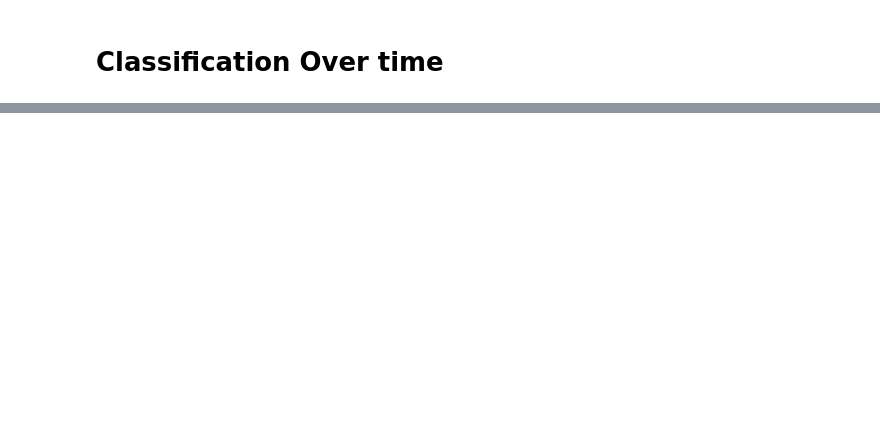
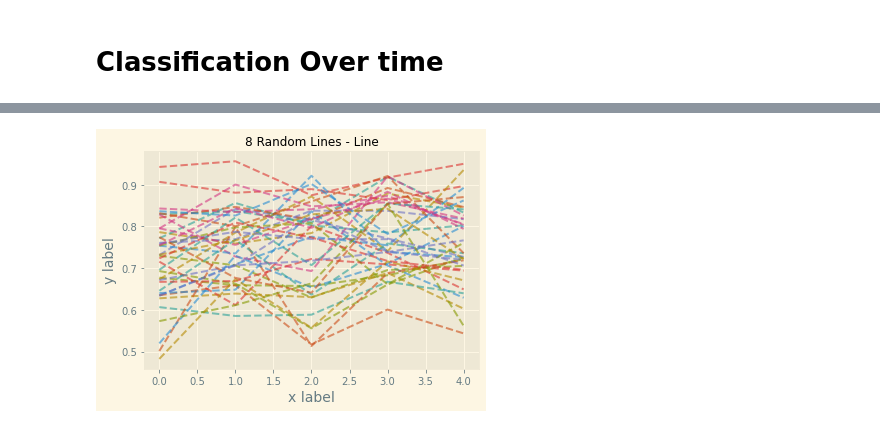
Before and after one commit to ssaket/eeg-pipeline, a Jupyter notebook: decoding.ipynb, the cells around one changed output, grey strips where cells are left out. Saved outputs shown, nothing was run; the diff lists cells and outputs as text; code cells hidden in the pictures; blank space fills up the shorter version.

```diff
--- a/decoding.ipynb
+++ b/decoding.ipynb
@@ -306 +350,11 @@ for i in range(1, 41):
+# %%
+with plt.style.context('Solarize_Light2'):
+    for i in range(1, 41):
+        plt.plot(df.iloc[i-1].scores.mean(axis=1), label='sub {}'.format(i), scalex=True, ls='--', alpha=0.6);
+plt.title('8 Random Lines - Line')
+plt.xlabel('x label', fontsize=14)
+plt.ylabel('y label', fontsize=14)
+plt.show()
+# %% [output]
+[figure, added]
 # %%
```
Also changed, not shown: parts of 29 cells of this notebook, 3 other files.
